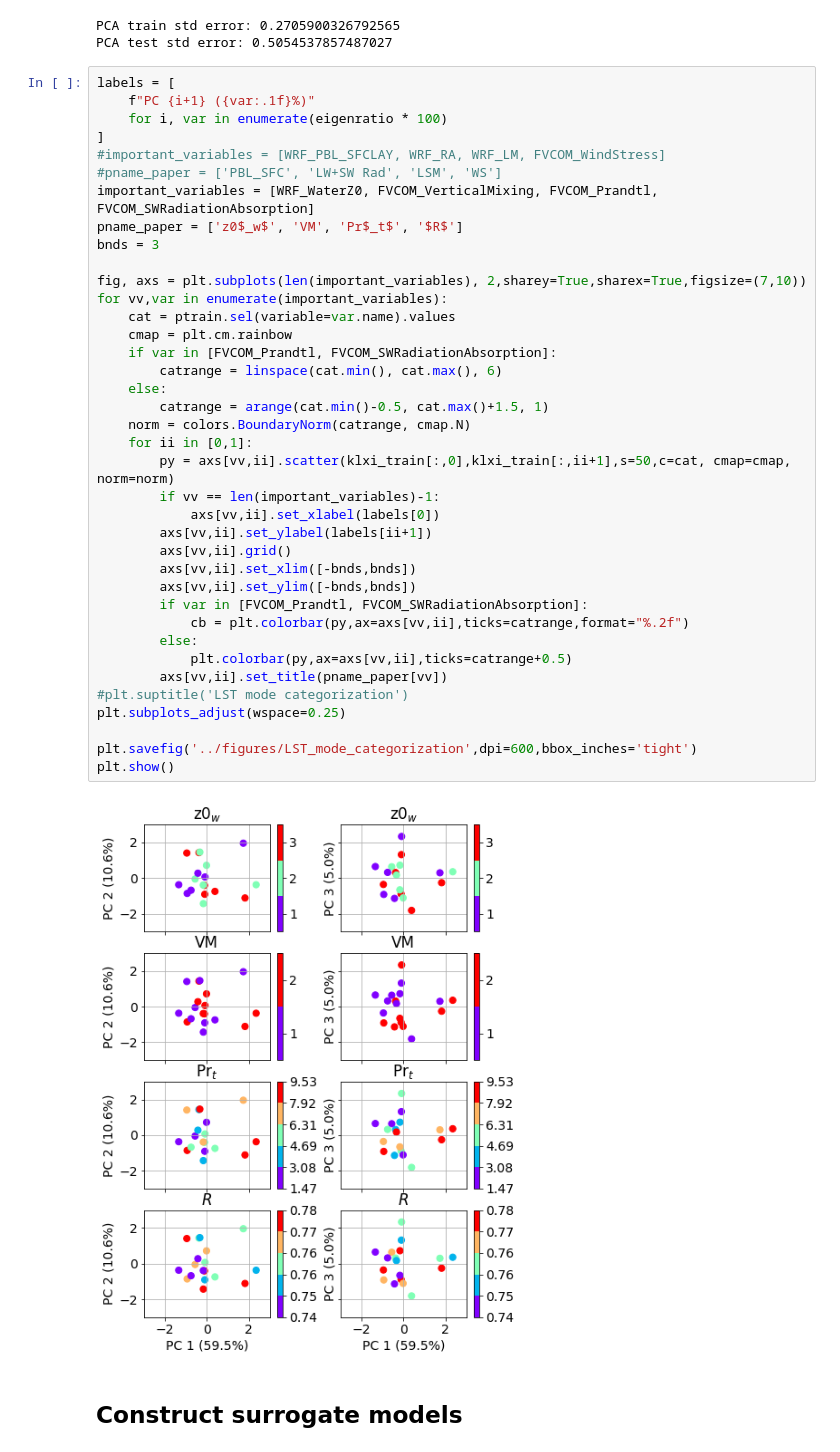
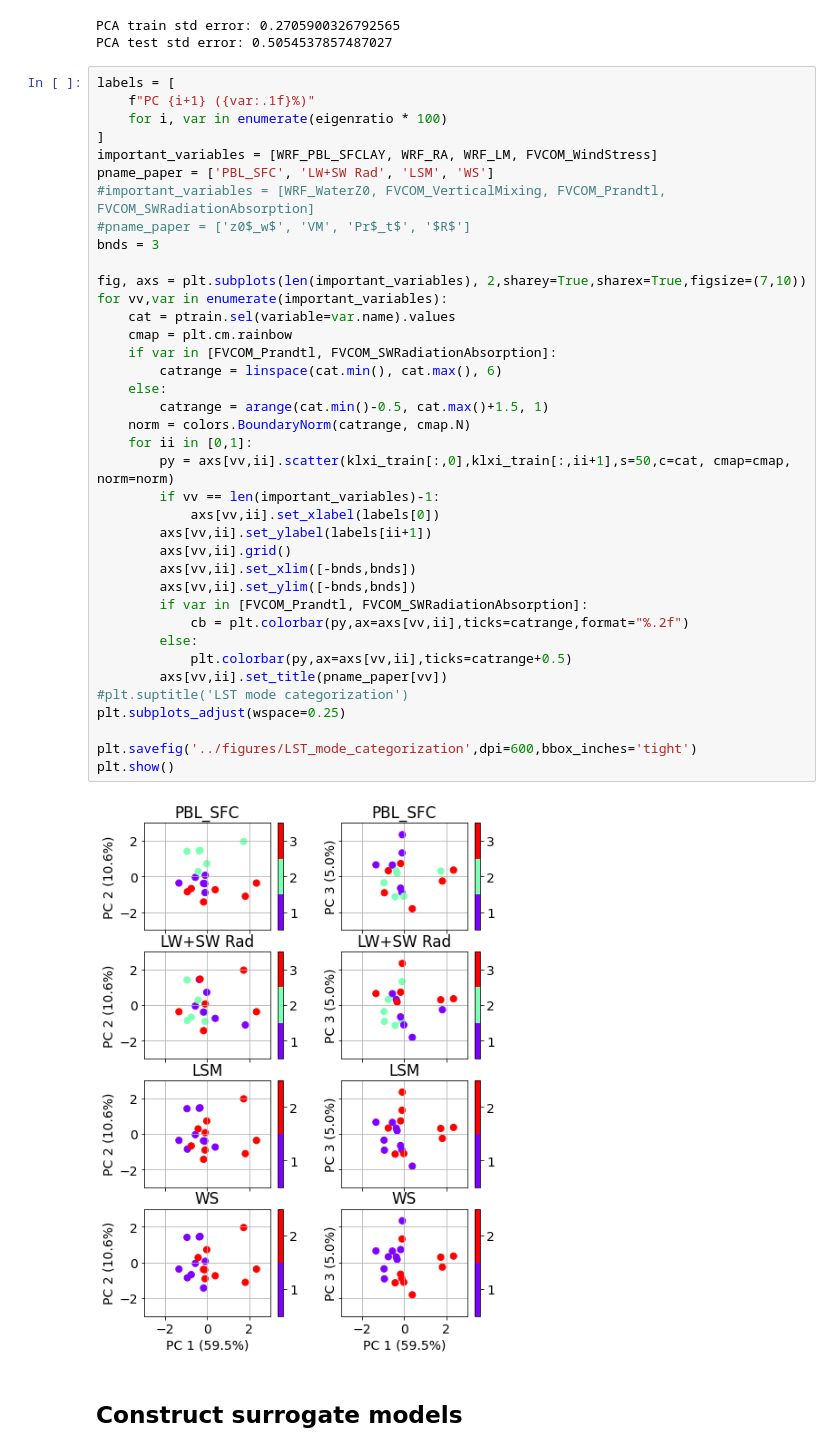
Before and after one commit to COMPASS-DOE/GreatLakes_CoupledModel_Uncertainty, a Jupyter notebook: workflow/daily_LST_surrogate_analysis.ipynb, the cells around one changed output. Cells and saved outputs as stored; diff of their text form.

```diff
--- a/workflow/daily_LST_surrogate_analysis.ipynb
+++ b/workflow/daily_LST_surrogate_analysis.ipynb
@@ -250,41 +251,41 @@ labels = [
     f"PC {i+1} ({var:.1f}%)"
     for i, var in enumerate(eigenratio * 100)
 ]
-#important_variables = [WRF_PBL_SFCLAY, WRF_RA, WRF_LM, FVCOM_WindStress]
-#pname_paper = ['PBL_SFC', 'LW+SW Rad', 'LSM', 'WS']
-important_variables = [WRF_WaterZ0, FVCOM_VerticalMixing, FVCOM_Prandtl, FVCOM_SWRadiationAbsorption]
-pname_paper = ['z0$_w$', 'VM', 'Pr$_t$', '$R$']
+important_variables = [WRF_PBL_SFCLAY, WRF_RA, WRF_LM, FVCOM_WindStress]
+pname_paper = ['PBL_SFC', 'LW+SW Rad', 'LSM', 'WS']
+#important_variables = [WRF_WaterZ0, FVCOM_VerticalMixing, FVCOM_Prandtl, FVCOM_SWRadiationAbsorption]
+#pname_paper = ['z0$_w$', 'VM', 'Pr$_t$', '$R$']
 bnds = 3
 
 fig, axs = plt.subplots(len(important_variables), 2,sharey=True,sharex=True,figsize=(7,10))
 for vv,var in enumerate(important_variables):
     cat = ptrain.sel(variable=var.name).values
     cmap = plt.cm.rainbow
     if var in [FVCOM_Prandtl, FVCOM_SWRadiationAbsorption]:
         catrange = linspace(cat.min(), cat.max(), 6)
     else:
         catrange = arange(cat.min()-0.5, cat.max()+1.5, 1)
     norm = colors.BoundaryNorm(catrange, cmap.N)
     for ii in [0,1]:
         py = axs[vv,ii].scatter(klxi_train[:,0],klxi_train[:,ii+1],s=50,c=cat, cmap=cmap, norm=norm)
         if vv == len(important_variables)-1:
             axs[vv,ii].set_xlabel(labels[0])
         axs[vv,ii].set_ylabel(labels[ii+1])
         axs[vv,ii].grid()
         axs[vv,ii].set_xlim([-bnds,bnds])
         axs[vv,ii].set_ylim([-bnds,bnds])
         if var in [FVCOM_Prandtl, FVCOM_SWRadiationAbsorption]:
             cb = plt.colorbar(py,ax=axs[vv,ii],ticks=catrange,format="%.2f")
         else:
             plt.colorbar(py,ax=axs[vv,ii],ticks=catrange+0.5)
         axs[vv,ii].set_title(pname_paper[vv])
 #plt.suptitle('LST mode categorization')
 plt.subplots_adjust(wspace=0.25)
 
 plt.savefig('../figures/LST_mode_categorization',dpi=600,bbox_inches='tight')
 plt.show()
 # %% [output]
-[figure, old version]
+[figure, new version]
 # %% [markdown]
 ##  Construct surrogate models
 # %%
```
Also changed, not shown: parts of 14 cells of this notebook, 2 other files.
